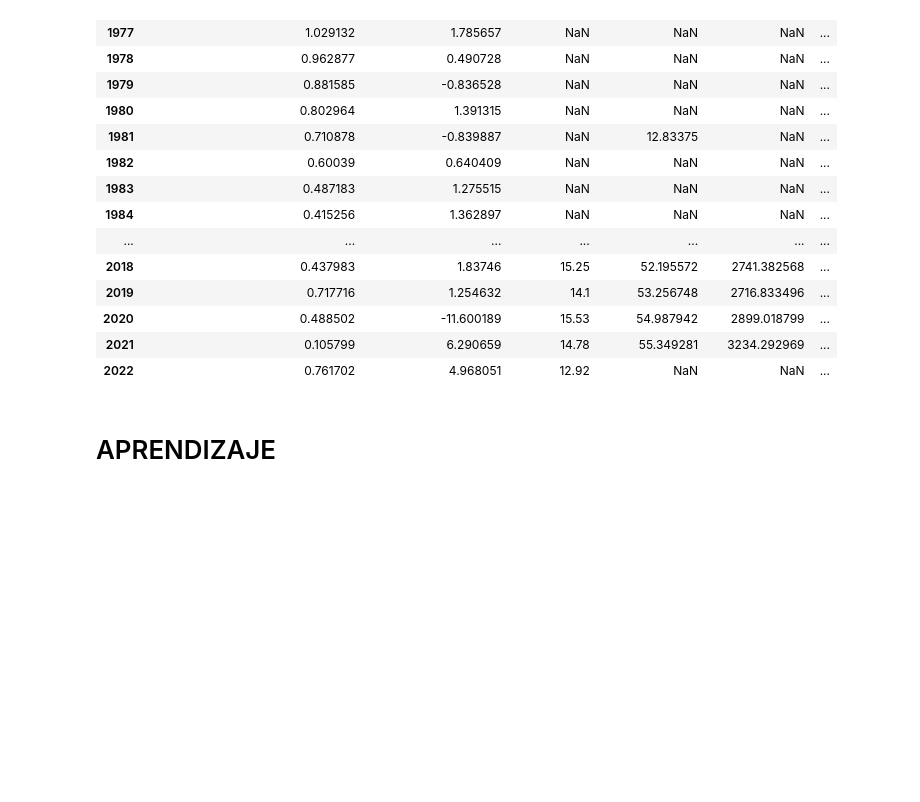
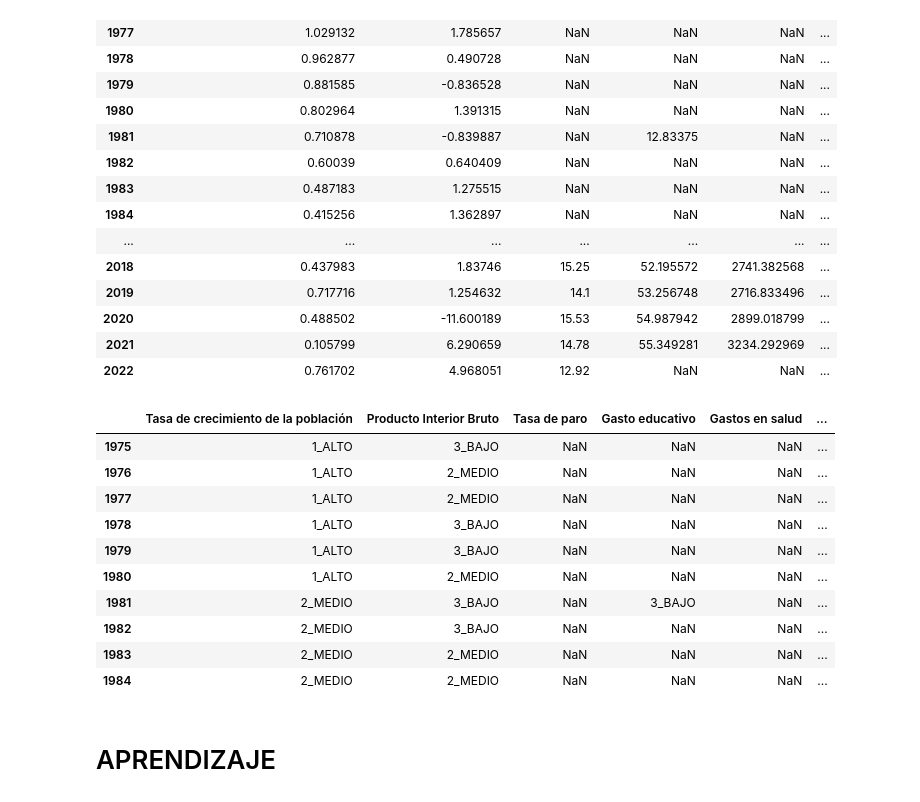
Before and after one commit to luchersol/Redes-Bayesianas, a Jupyter notebook: Redes_Bayesianas.ipynb, the cells around one changed output. Cells and saved outputs as stored; diff of their text form; code cells hidden in the pictures; blank space fills up the shorter version.

```diff
--- a/Redes_Bayesianas.ipynb
+++ b/Redes_Bayesianas.ipynb
@@ -108,39 +108,51 @@ def boundary_str(start, end, tier):
 
 def relabel(v, boundaries):
     if v >= boundaries[0][0] and v <= boundaries[0][1]:
-        return boundary_str(boundaries[0][0], boundaries[0][1], tier="3_BAJO")
+        return "3_BAJO" # boundary_str(boundaries[0][0], boundaries[0][1], tier="3_BAJO")
     elif v >= boundaries[1][0] and v <= boundaries[1][1]:
-        return boundary_str(boundaries[1][0], boundaries[1][1], tier="2_MEDIO")
+        return "2_MEDIO" # boundary_str(boundaries[1][0], boundaries[1][1], tier="2_MEDIO")
     elif v >= boundaries[2][0] and v <= boundaries[2][1]:
-        return boundary_str(boundaries[2][0], boundaries[2][1], tier="1_ALTO")
+        return "1_ALTO" # boundary_str(boundaries[2][0], boundaries[2][1], tier="1_ALTO")
     else:
         return np.nan
 
 def get_boundaries(tiers):
     prev_tier = tiers[0]
     boundaries = [(prev_tier[0], prev_tier[prev_tier.shape[0] - 1])]
     for index, tier in enumerate(tiers):
         if index != 0:
             boundaries.append((prev_tier[prev_tier.shape[0] - 1], tier[tier.shape[0] - 1]))
             prev_tier = tier
     return boundaries
 
 new_columns = {}
 
 for i, content in enumerate(df_growth.items()):
     (label, series) = content
     values = np.array([x for x in series.tolist() if not np.isnan(float(x))] , dtype=float)
     values = np.sort(values)
     if values.shape[0] < TIERS_NUM:
         print(f'Error: there are not enough data for label {label}')
         break
     boundaries = get_boundaries(tiers=np.array_split(values, TIERS_NUM))
     new_columns[label] = [relabel(float(value), boundaries) for value in series.tolist()]
 
 df = DataFrame(data=new_columns)
 df.columns = nodes
 df.index = range(years["min"], years["max"] + 1)
 df.head(10)
+# %% [output]
+|  | Tasa de crecimiento de la población | Producto Interior Bruto | Tasa de paro | Gasto educativo | Gastos en salud | ... |
+| 1975 | 1_ALTO | 3_BAJO | NaN | NaN | NaN | ... |
+| 1976 | 1_ALTO | 2_MEDIO | NaN | NaN | NaN | ... |
+| 1977 | 1_ALTO | 2_MEDIO | NaN | NaN | NaN | ... |
+| 1978 | 1_ALTO | 3_BAJO | NaN | NaN | NaN | ... |
+| 1979 | 1_ALTO | 3_BAJO | NaN | NaN | NaN | ... |
+| 1980 | 1_ALTO | 2_MEDIO | NaN | NaN | NaN | ... |
+| 1981 | 2_MEDIO | 3_BAJO | NaN | 3_BAJO | NaN | ... |
+| 1982 | 2_MEDIO | 3_BAJO | NaN | NaN | NaN | ... |
+| 1983 | 2_MEDIO | 2_MEDIO | NaN | NaN | NaN | ... |
+| 1984 | 2_MEDIO | 2_MEDIO | NaN | NaN | NaN | ... |
 # %% [markdown]
 # APRENDIZAJE
 # %%
```
Also changed, not shown: parts of 6 cells of this notebook, 11 other files.
